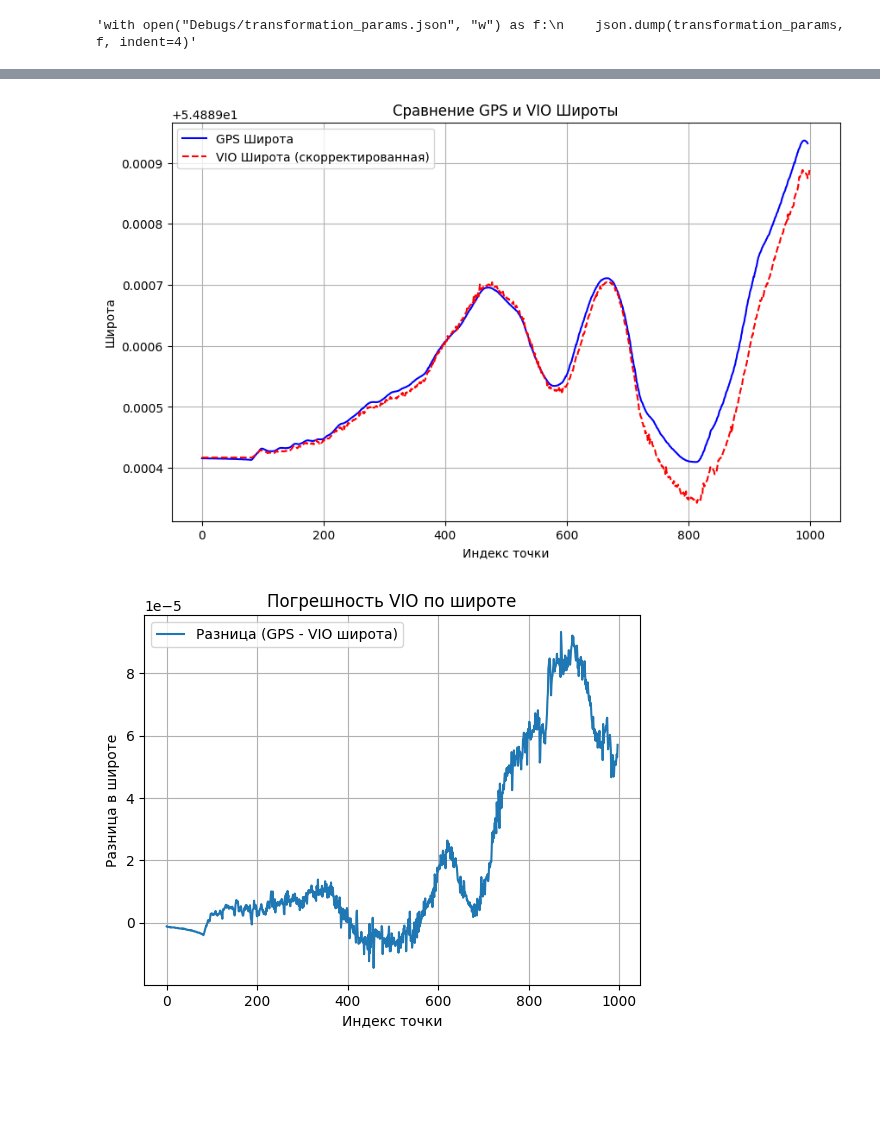
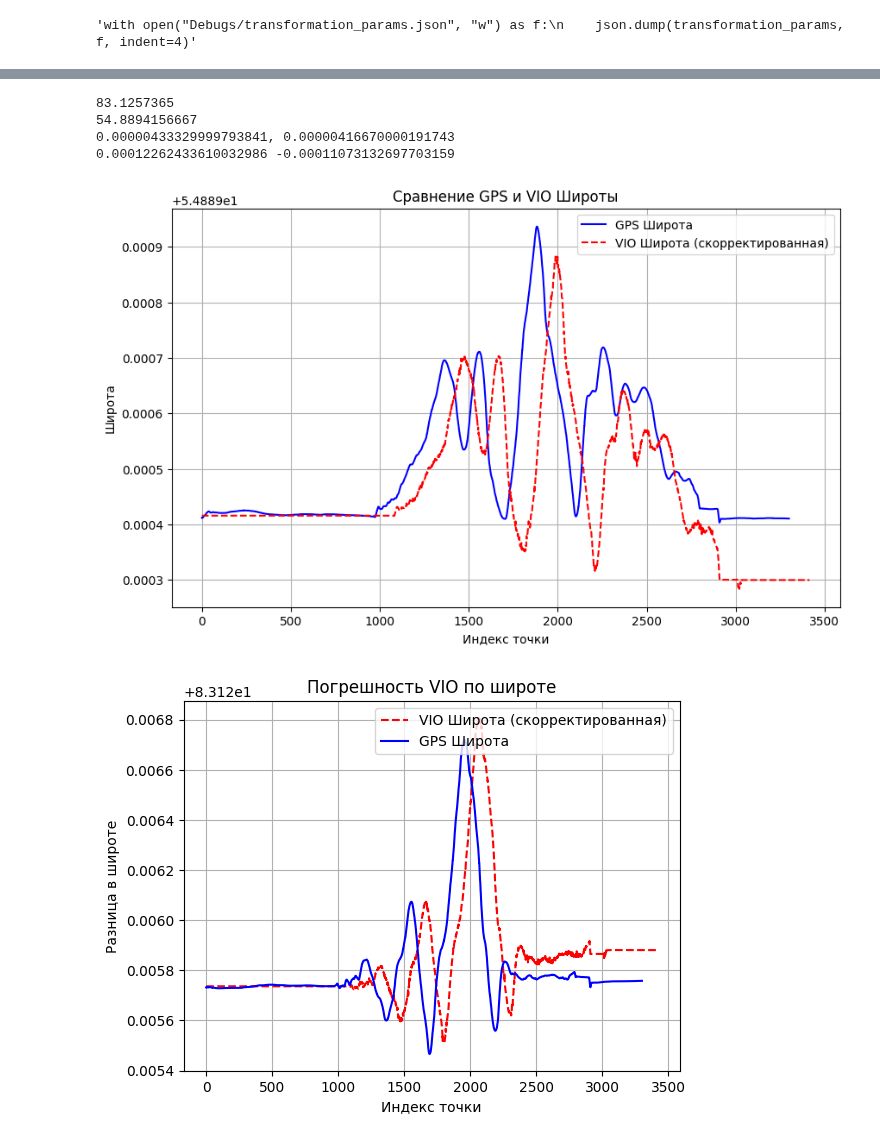
Before and after one commit to Razvald/helicopter, a Jupyter notebook: Calibrate/plot_graphs.ipynb, the cells around one changed output, grey strips where cells are left out. Drawn from its saved outputs; the diff is of its cells as text; code cells hidden in the pictures; blank space fills up the shorter version.

```diff
--- a/Calibrate/plot_graphs.ipynb
+++ b/Calibrate/plot_graphs.ipynb
@@ -13,8 +13,8 @@ from vio_ort import VIO
 # Задаём параметры: директория с данными, диапазон файлов и инициализацию VIO
 set_dir = '2024_12_15_15_31_8_num_3'
 json_files = sorted([f for f in os.listdir(set_dir) if f.endswith('.json')])
-start = 1000
-count_json = 1000
+start = 0
+count_json = len(json_files)
 
 # Инициализация VIO (передаём начальные координаты)
 odometry = VIO(lat0=54.889668, lon0=83.1258973333, alt0=0)
@@ -265,3 +264,13 @@ plt.show()
+# %%
+print(vio_lon_transformed[0])
+print(vio_lat_transformed[0])
+print(f"{vio_lon_transformed[0] - gps_lon[0]:.20f}, {vio_lat_transformed[0] - gps_lat[0]:.20f}")
+print(vio_lon_transformed[-1] - gps_lon[-1], vio_lat_transformed[-1] - gps_lat[-1])
+# %% [output]
+83.1257365
+54.8894156667
+0.00000433329999793841, 0.00000416670000191743
+0.00012262433610032986 -0.00011073132697703159
 # %%
 plt.figure(figsize=(10, 6))
 plt.plot(gps_lat, label="GPS Широта", color="blue")
@@ -273,15 +282,15 @@ plt.title("Сравнение GPS и VIO Широты")
 plt.grid()
 plt.show()
 # %% [output]
-[figure, old version]
+[figure, new version]
 # %%
-delta_lat = [gps_lat[i] - vio_lat_transformed[i] for i in range(len(gps_lat))]
-plt.plot(delta_lat, label="Разница (GPS - VIO широта)")
+plt.plot(vio_lon_transformed, label="VIO Широта (скорректированная)", color="red", linestyle="--")
+plt.plot(gps_lon, label="GPS Широта", color="blue")
 plt.xlabel("Индекс точки")
 plt.ylabel("Разница в широте")
 plt.legend()
 plt.title("Погрешность VIO по широте")
 plt.grid()
 plt.show()
 # %% [output]
-[figure, old version]
+[figure, new version]
```
Also changed, not shown: parts of 8 cells of this notebook, 9 other files.
